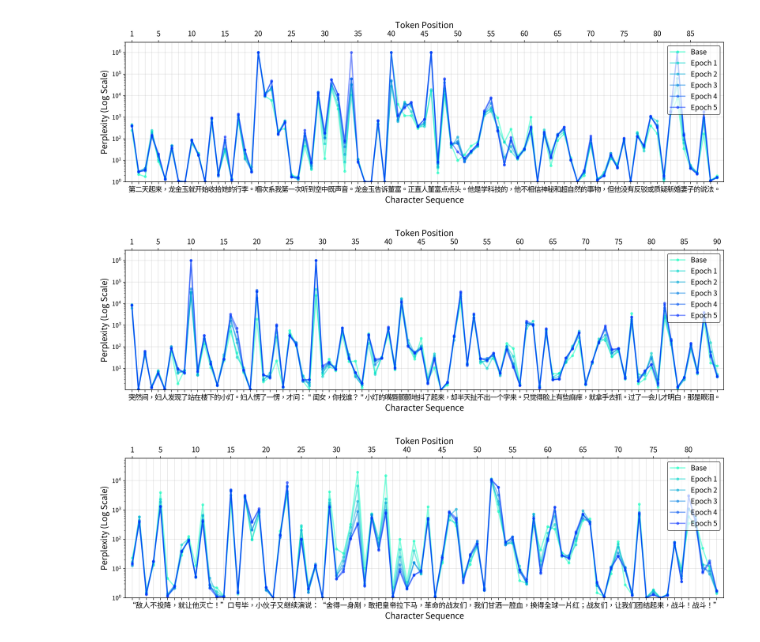
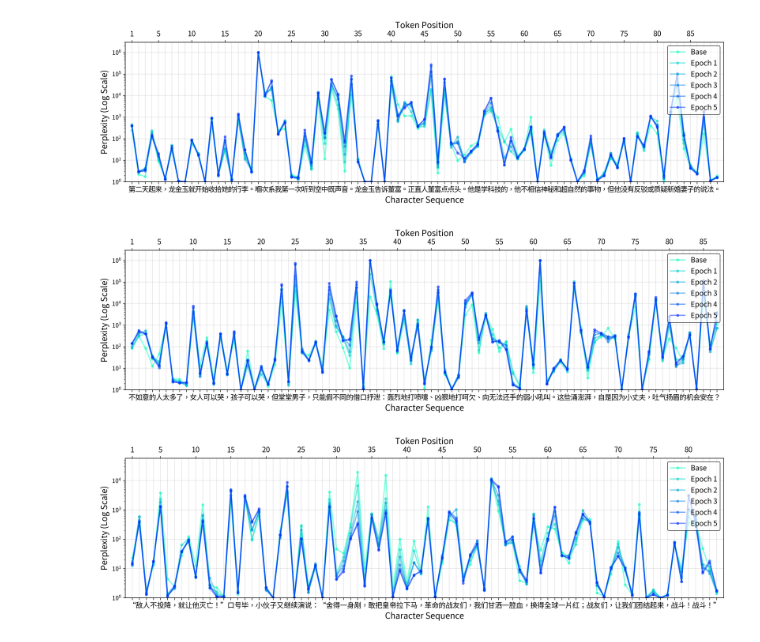
Before and after one commit to mcjkurz/cogstyl, a Jupyter notebook: figures/Figure 4.ipynb, the cells around one changed output. Saved outputs shown, nothing was run; the diff lists cells and outputs as text; code cells hidden in the pictures.

Commit message:
figure update

```diff
--- a/figures/Figure 4.ipynb
+++ b/figures/Figure 4.ipynb
@@ -207,18 +207,18 @@ start_rgb = (0.000, 1.000, 0.741)
 end_rgb = (0.000, 0.169, 1.000)
 width_inches = 15.0
 
-visualize_sequence_perplexity(text_id, start_idx, end_idx, start_rgb, end_rgb, width_inches)
+visualize_sequence_perplexity(text_id, start_idx, end_idx, start_rgb, end_rgb, width_inches, savefig_path="png/casestudy_dungkaicheung.png")
 # %% [output]
-[figure, old version]
+[figure, new version]
 # %%
 text_id = 'chunk_1'
-start_idx = 578
-end_idx = 667
+start_idx = 388
+end_idx = 474
 start_rgb = (0.000, 1.000, 0.741)
 end_rgb = (0.000, 0.169, 1.000)
 width_inches = 15.0
 
-visualize_sequence_perplexity(text_id, start_idx, end_idx, start_rgb, end_rgb, width_inches)
+visualize_sequence_perplexity(text_id, start_idx, end_idx, start_rgb, end_rgb, width_inches, savefig_path="png/casestudy_lilianlee.png")
 # %% [output]
-[figure, old version]
+[figure, new version]
 # %%
```
Also changed, not shown: parts of 1 cell of this notebook, 3 other files.
